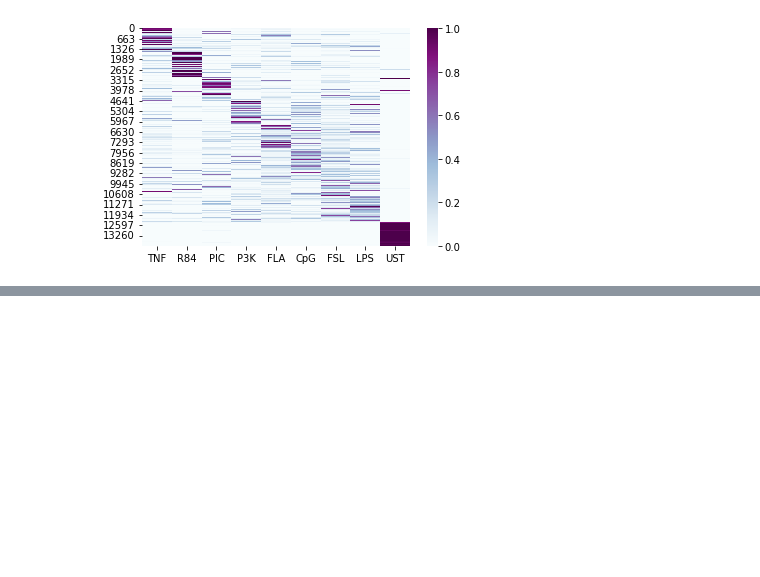
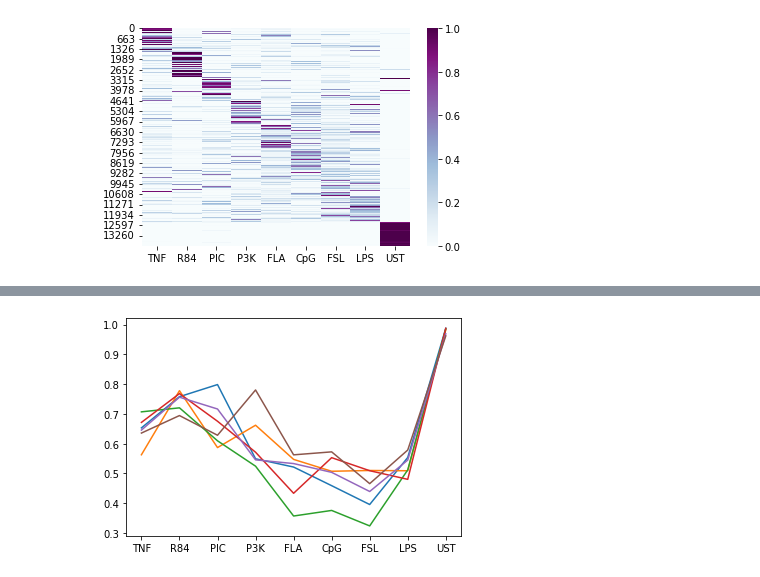
Before and after one commit to apple-soda/lstm-nfkb-dynamics, a Jupyter notebook: notebooks/5-cfv-mm.ipynb, the cells around one changed output, grey strips where cells are left out. Cells and saved outputs as stored; diff of their text form; code cells hidden in the pictures; blank space fills up the shorter version.

```diff
--- a/notebooks/5-cfv-mm.ipynb
+++ b/notebooks/5-cfv-mm.ipynb
@@ -201,0 +239,2 @@ ValueError: Must pass 2-d input. shape=()
+# %%
+polarization_states = [[], [], [], [], [], []]
@@ -201,0 +262,26 @@ ValueError: Must pass 2-d input. shape=()
+# %%
+polarization_accuracies = []
+polarization_f1 = []
+polarization_fraction = []
+# %%
+fractions, dfs, f1s = [], [], []
+# %%
+for i in range(6):
+    avgcf = pd.DataFrame()
+    for prob, pred, true in polarization_states[i]:
+        fraction = Fraction(true, prob)
+        fractions.append(fraction)
+
+        tab = np.vstack([pred, true]).T
+        df = pd.DataFrame(tab)
+        acc = sum(df[0] == df[1])/len(df)
+        dfs.append(acc)
+
+        cf = sklearn.metrics.classification_report(df[0], df[1], target_names=ligands, output_dict=True)
+        cf = pd.DataFrame(cf).transpose()
+        cf = cf[:9]
+        avgcf = pd.concat([avgcf, cf], axis=1)
+
+    polarization_fraction.append(np.mean(fractions, axis=0))
+    polarization_accuracies.append(np.mean(dfs))
+    polarization_f1.append(np.mean(avgcf['f1-score'].transpose()))
@@ -201,0 +326,7 @@ ValueError: Must pass 2-d input. shape=()
+# %%
+for f1 in polarization_f1:
+    f1.plot()
+
+# blue = unpolarized, orange = ib, green = ig, red = i0, purple = i3, brown = i4
+# %% [output]
+[figure, added]
```
Also changed, not shown: parts of 28 cells of this notebook.
